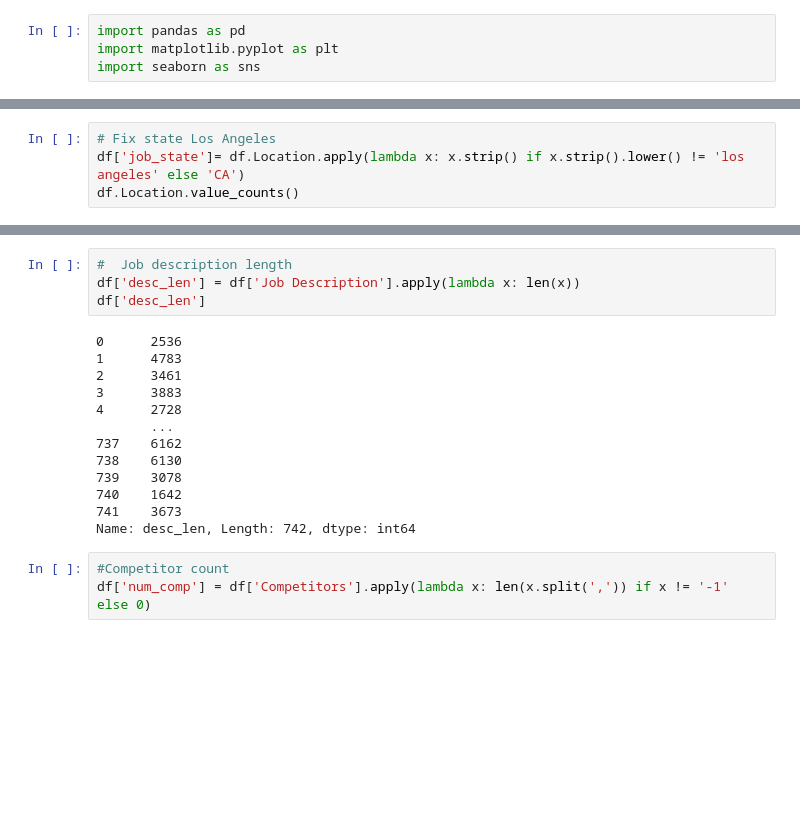
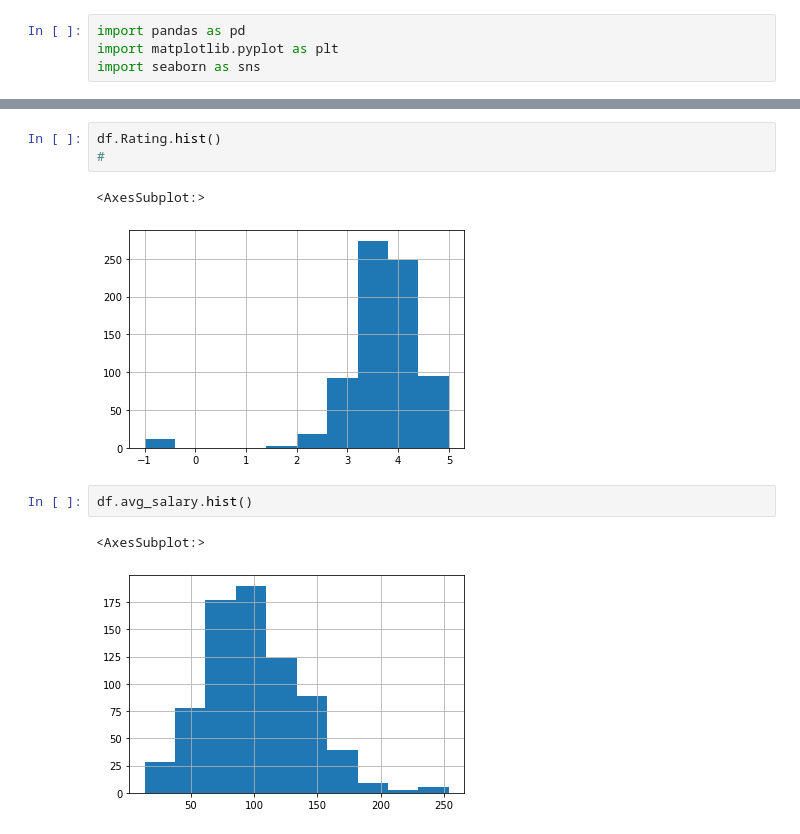
Before and after one commit to reidvogel/Final_Project, a Jupyter notebook: eda.ipynb, the cells around one changed output, grey strips where cells are left out. Cells and saved outputs as stored; diff of their text form; blank space fills up the shorter version.

```diff
--- a/eda.ipynb
+++ b/eda.ipynb
@@ -80,4 +43,0 @@ Name: seniority, dtype: int64
-# %%
-# Fix state Los Angeles
-df['job_state']= df.Location.apply(lambda x: x.strip() if x.strip().lower() != 'los angeles' else 'CA')
-df.Location.value_counts()
@@ -97,20 +44,11 @@ Name: Location, Length: 200, dtype: int64
-# %%
-#  Job description length
-df['desc_len'] = df['Job Description'].apply(lambda x: len(x))
-df['desc_len']
-# %% [output]
-0      2536
-1      4783
-2      3461
-3      3883
-4      2728
-       ...
-737    6162
-738    6130
-739    3078
-740    1642
-741    3673
-Name: desc_len, Length: 742, dtype: int64
-# %%
-#Competitor count
-df['num_comp'] = df['Competitors'].apply(lambda x: len(x.split(',')) if x != '-1' else 0)
+# %%
+df.Rating.hist()
+#
+# %% [output]
+<AxesSubplot:>
+[figure, added]
+# %%
+df.avg_salary.hist()
+# %% [output]
+<AxesSubplot:>
+[figure, added]
```
Also changed, not shown: parts of 30 cells of this notebook, 3 other files.
